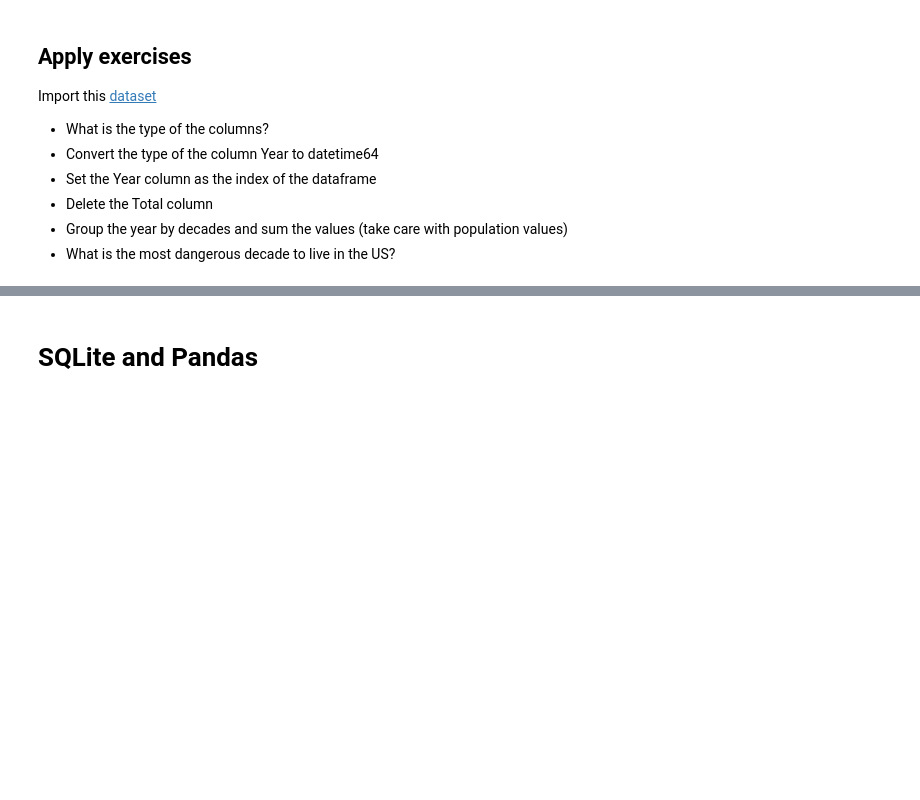
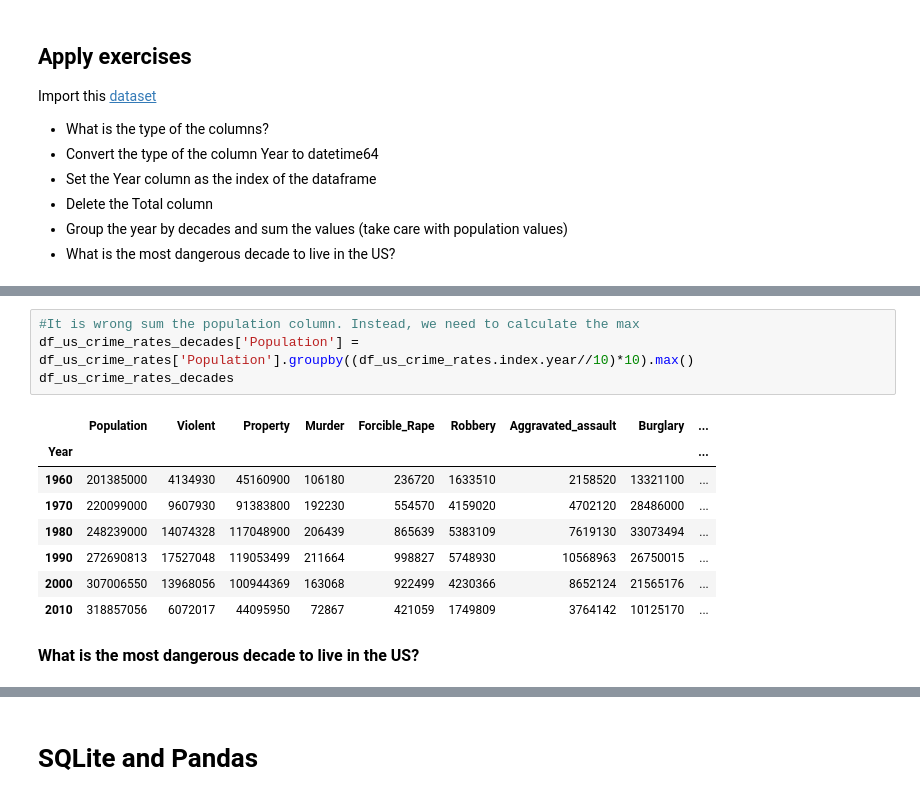
Before and after one commit to lveagithub/bts-dsf-2020, a Jupyter notebook: exercises/Session_3_4_EXERCISES.ipynb, the cells around one changed output, grey strips where cells are left out. Saved outputs shown, nothing was run; the diff lists cells and outputs as text; blank space fills up the shorter version.

```diff
--- a/exercises/Session_3_4_EXERCISES.ipynb
+++ b/exercises/Session_3_4_EXERCISES.ipynb
@@ -273,0 +397,15 @@ Import this [dataset](https://raw.githubusercontent.com/vfp1/bts-dsf-2020/main/d
+# %%
+#It is wrong sum the population column. Instead, we need to calculate the max
+df_us_crime_rates_decades['Population'] = df_us_crime_rates['Population'].groupby((df_us_crime_rates.index.year//10)*10).max()
+df_us_crime_rates_decades
+# %% [output]
+|  | Population | Violent | Property | Murder | Forcible_Rape | Robbery | Aggravated_assault | Burglary | ... |
+| Year |  |  |  |  |  |  |  |  | ... |
+| 1960 | 201385000 | 4134930 | 45160900 | 106180 | 236720 | 1633510 | 2158520 | 13321100 | ... |
+| 1970 | 220099000 | 9607930 | 91383800 | 192230 | 554570 | 4159020 | 4702120 | 28486000 | ... |
+| 1980 | 248239000 | 14074328 | 117048900 | 206439 | 865639 | 5383109 | 7619130 | 33073494 | ... |
+| 1990 | 272690813 | 17527048 | 119053499 | 211664 | 998827 | 5748930 | 10568963 | 26750015 | ... |
+| 2000 | 307006550 | 13968056 | 100944369 | 163068 | 922499 | 4230366 | 8652124 | 21565176 | ... |
+| 2010 | 318857056 | 6072017 | 44095950 | 72867 | 421059 | 1749809 | 3764142 | 10125170 | ... |
+# %% [markdown]
+<p align="left" style="font-size:16px"><b> What is the most dangerous decade to live in the US?</b></p>
```
Also changed, not shown: parts of 33 cells of this notebook, 5 other files.
